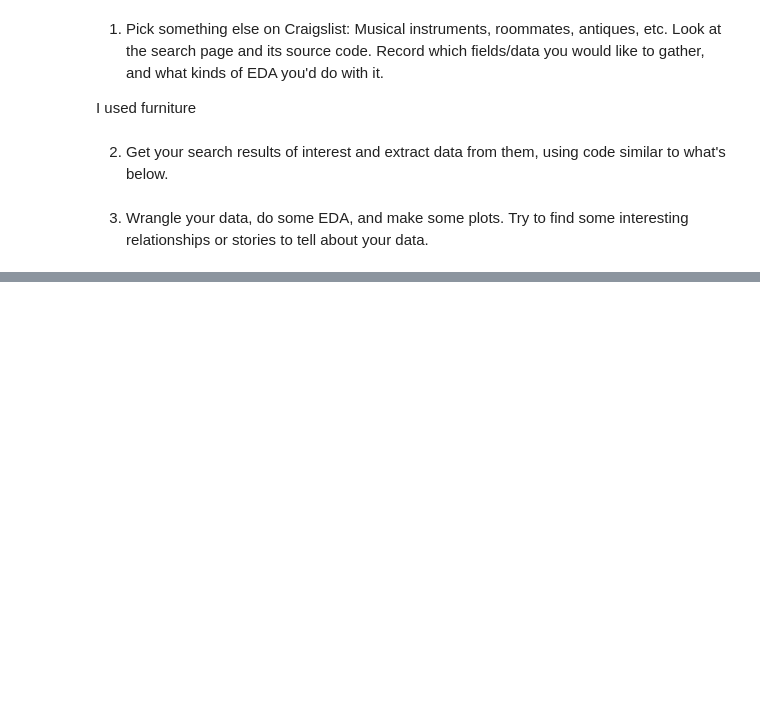
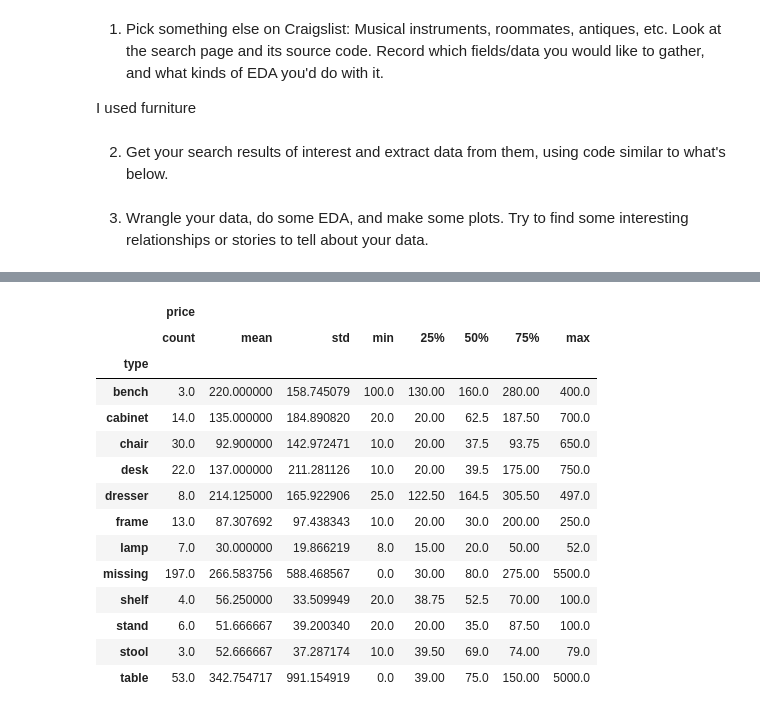
Before and after one commit to MaggieWelch/labs, a Jupyter notebook: MW_Web_Scraping.ipynb, the cells around one changed output, grey strips where cells are left out. Saved outputs shown, nothing was run; the diff lists cells and outputs as text; code cells hidden in the pictures; blank space fills up the shorter version.

```diff
--- a/MW_Web_Scraping.ipynb
+++ b/MW_Web_Scraping.ipynb
@@ -66,0 +65,19 @@ df.head()
+# %%
+#EDA
+df.loc[:,['price','type']].groupby('type').describe()
+# %% [output]
+|  | price |  |  |  |  |  |  |  |
+|  | count | mean | std | min | 25% | 50% | 75% | max |
+| type |  |  |  |  |  |  |  |  |
+| bench | 3.0 | 220.000000 | 158.745079 | 100.0 | 130.00 | 160.0 | 280.00 | 400.0 |
+| cabinet | 14.0 | 135.000000 | 184.890820 | 20.0 | 20.00 | 62.5 | 187.50 | 700.0 |
+| chair | 30.0 | 92.900000 | 142.972471 | 10.0 | 20.00 | 37.5 | 93.75 | 650.0 |
+| desk | 22.0 | 137.000000 | 211.281126 | 10.0 | 20.00 | 39.5 | 175.00 | 750.0 |
+| dresser | 8.0 | 214.125000 | 165.922906 | 25.0 | 122.50 | 164.5 | 305.50 | 497.0 |
+| frame | 13.0 | 87.307692 | 97.438343 | 10.0 | 20.00 | 30.0 | 200.00 | 250.0 |
+| lamp | 7.0 | 30.000000 | 19.866219 | 8.0 | 15.00 | 20.0 | 50.00 | 52.0 |
+| missing | 197.0 | 266.583756 | 588.468567 | 0.0 | 30.00 | 80.0 | 275.00 | 5500.0 |
+| shelf | 4.0 | 56.250000 | 33.509949 | 20.0 | 38.75 | 52.5 | 70.00 | 100.0 |
+| stand | 6.0 | 51.666667 | 39.200340 | 20.0 | 20.00 | 35.0 | 87.50 | 100.0 |
+| stool | 3.0 | 52.666667 | 37.287174 | 10.0 | 39.50 | 69.0 | 74.00 | 79.0 |
+| table | 53.0 | 342.754717 | 991.154919 | 0.0 | 39.00 | 75.0 | 150.00 | 5000.0 |
```
Also changed, not shown: parts of 5 cells of this notebook.
